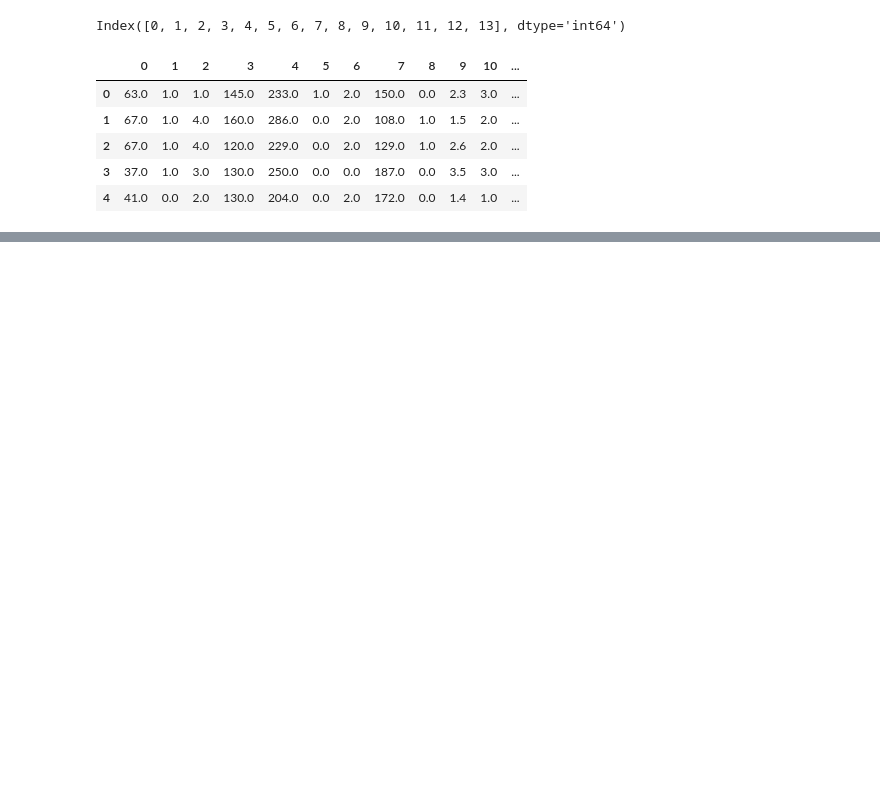
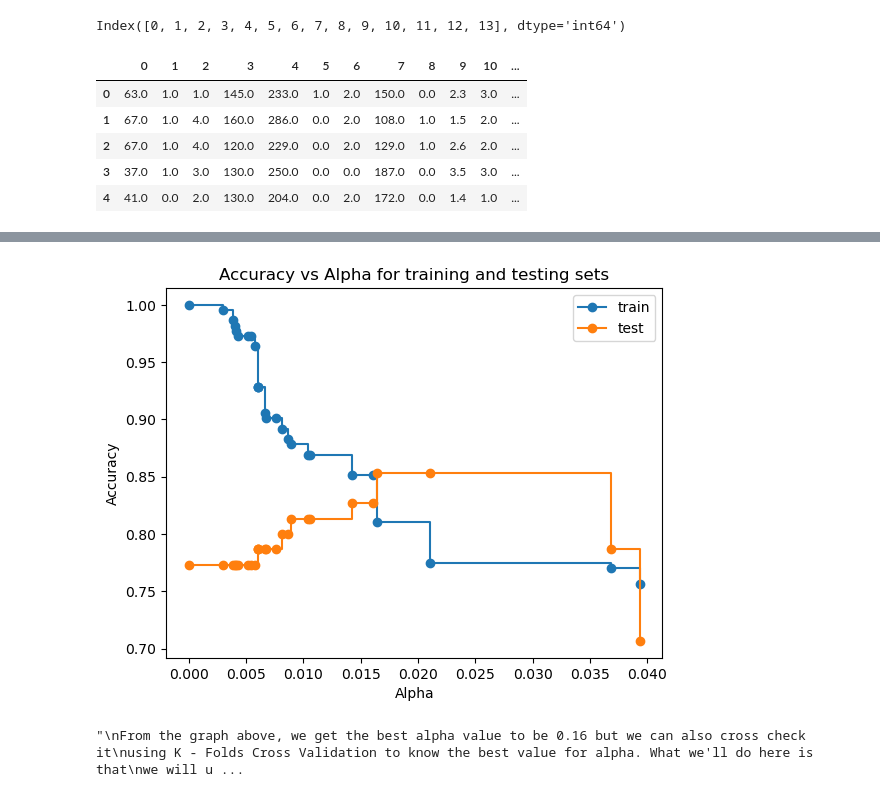
Before and after one commit to Zrahay/ML-models-from-scratch-with-Math, a Jupyter notebook: Decision Trees from Scratch/Dts.ipynb, the cells around one changed output, grey strips where cells are left out. Saved outputs shown, nothing was run; the diff lists cells and outputs as text; code cells hidden in the pictures; blank space fills up the shorter version.

```diff
--- a/Decision Trees from Scratch/Dts.ipynb
+++ b/Decision Trees from Scratch/Dts.ipynb
@@ -43,0 +182,39 @@ df.columns = [
+# %%
+# We can prevent overfitting in a dt by using the params in the Dtclf function but we can also apply Cost Complexity Pruning for this/
+# To use CCP, we need alphas or CCP Alphas which are the transition points for the different trees that we are going to get for each Pruned tree.
+
+path = clf_dt.cost_complexity_pruning_path(X_train, y_train)
+ccp_alphas = path.ccp_alphas
+ccp_alphas = ccp_alphas[:-1] # Here, we try to exclude the max value of ccp alpha as it will lead to the pruning of the whole tree.
+
+clf_dts = []
+
+for ccp_alpha in ccp_alphas:
+    clf_dt = DecisionTreeClassifier(random_state = 0, ccp_alpha = ccp_alpha)
+    clf_dt.fit(X_train, y_train)
+    clf_dts.append(clf_dt)
+# %%
+train_scores = [clf_dt.score(X_train, y_train) for clf_dt in clf_dts]
+test_scores = [clf_dt.score(X_test, y_test) for clf_dt in clf_dts]
+
+plt.xlabel("Alpha")
+plt.ylabel("Accuracy")
+plt.title("Accuracy vs Alpha for training and testing sets")
+
+plt.plot(ccp_alphas, train_scores, marker = 'o', label = "train", drawstyle = "steps-post")
+plt.plot(ccp_alphas, test_scores, marker = 'o', label = "test", drawstyle = "steps-post")
+
+plt.legend()
+plt.show()
+# %% [output]
+[figure, added]
+# %%
+"""
+From the graph above, we get the best alpha value to be 0.16 but we can also cross check it
+using K - Folds Cross Validation to know the best value for alpha. What we'll do here is that
+we will use the same alpha for 5 folds and store the validation error of each of these alpha
+and in the end whichever has the least amount of validation error is the alpha we have been
+searching for
+"""
+# %% [output]
+"\nFrom the graph above, we get the best alpha value to be 0.16 but we can also cross check it\nusing K - Folds Cross Validation to know the best value for alpha. What we'll do here is that\nwe will u ...
```
Also changed, not shown: parts of 23 cells of this notebook.
